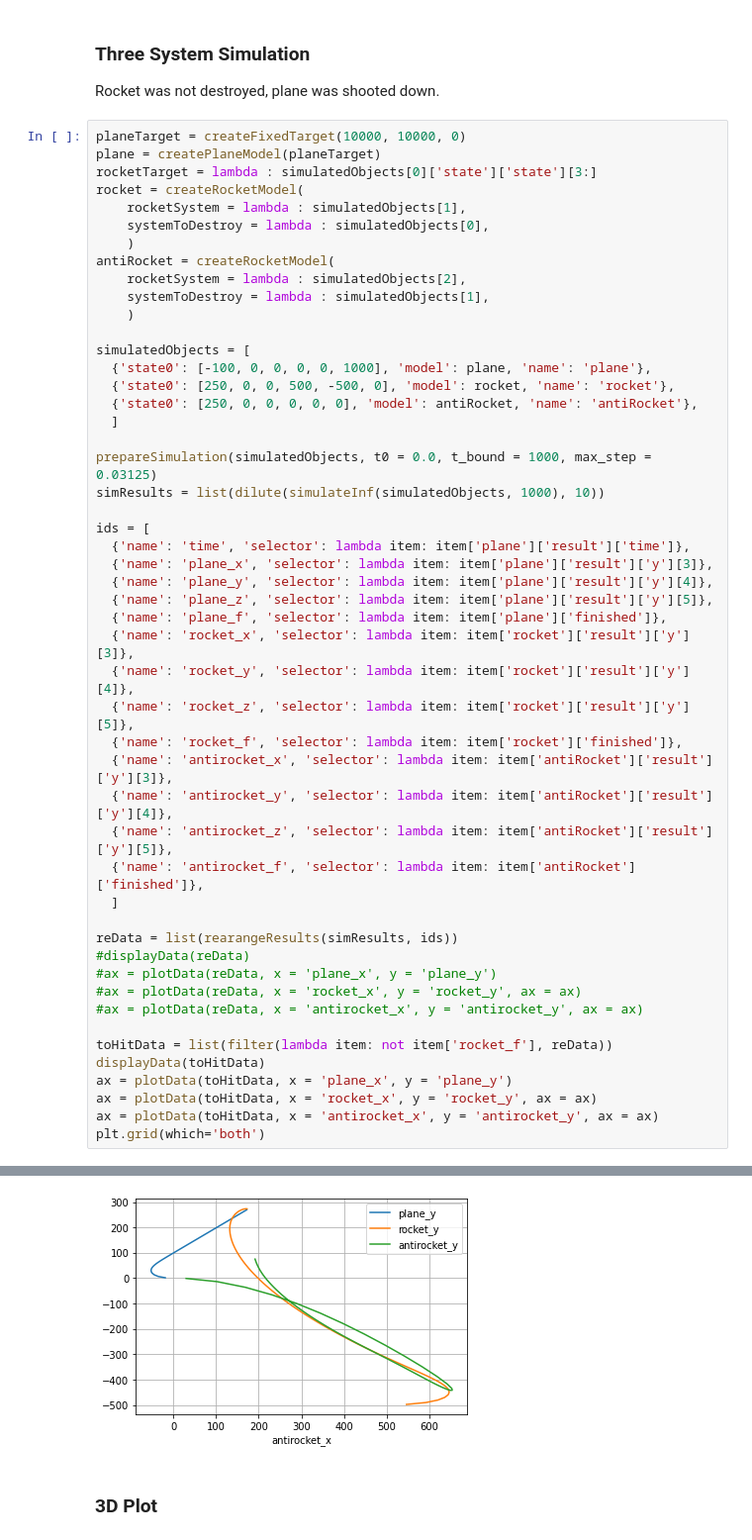
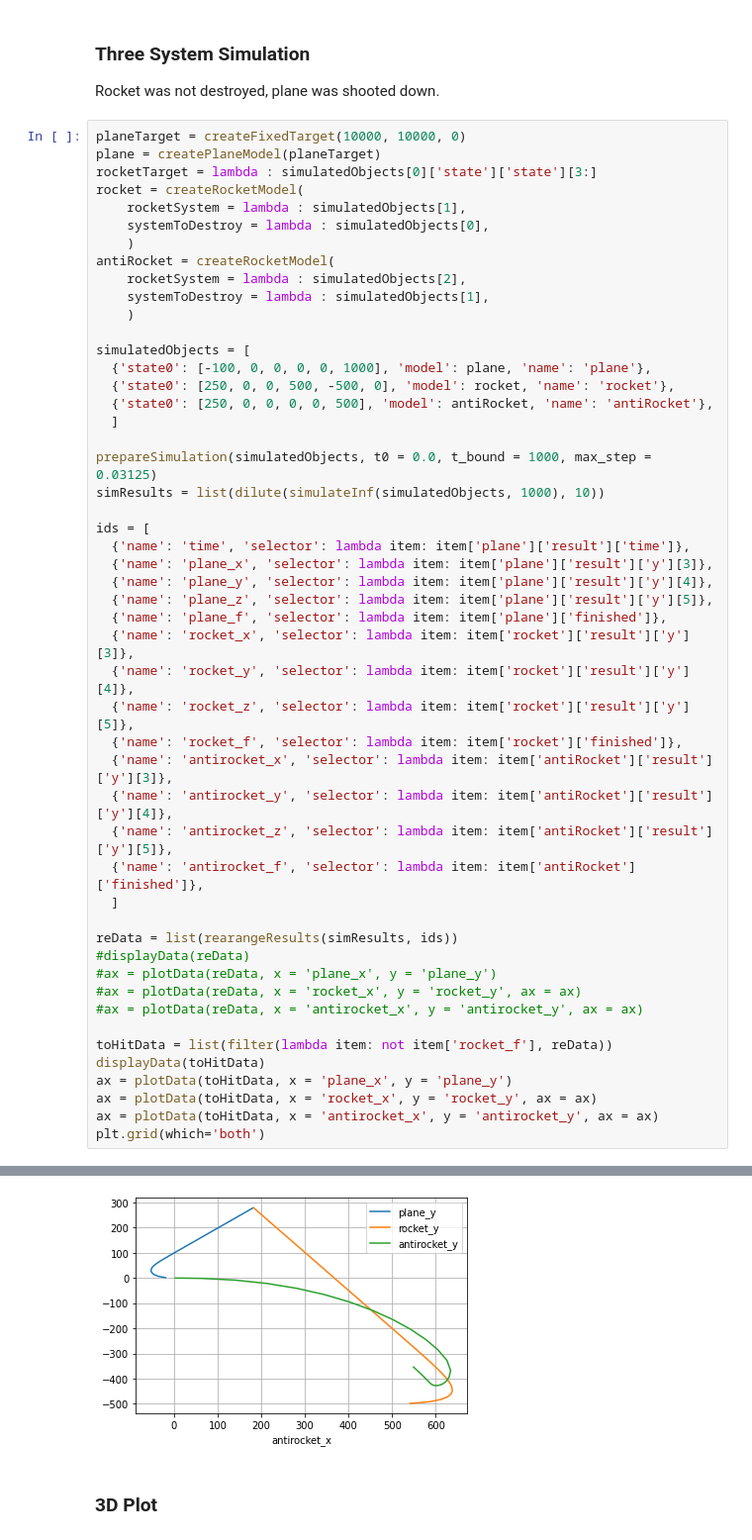
Before and after one commit to hrbolek/learning, a Jupyter notebook: operanalyst/simulation.ipynb, the cells around one changed output, grey strips where cells are left out. Shown at 99% size. Saved outputs shown, nothing was run; the diff lists cells and outputs as text.

```diff
--- a/operanalyst/simulation.ipynb
+++ b/operanalyst/simulation.ipynb
@@ -429,7 +472,7 @@ antiRocket = createRocketModel(
 simulatedObjects = [
   {'state0': [-100, 0, 0, 0, 0, 1000], 'model': plane, 'name': 'plane'},
   {'state0': [250, 0, 0, 500, -500, 0], 'model': rocket, 'name': 'rocket'},
-  {'state0': [250, 0, 0, 0, 0, 0], 'model': antiRocket, 'name': 'antiRocket'},
+  {'state0': [250, 0, 0, 0, 0, 500], 'model': antiRocket, 'name': 'antiRocket'},
   ]
 
 prepareSimulation(simulatedObjects, t0 = 0.0, t_bound = 1000, max_step = 0.03125)
@@ -480,4 +523,4 @@ plt.grid(which='both')
-[figure, old version]
+[figure, new version]
 # %% [markdown]
 ### 3D Plot
 # %%
```
Also changed, not shown: parts of 4 cells of this notebook.
